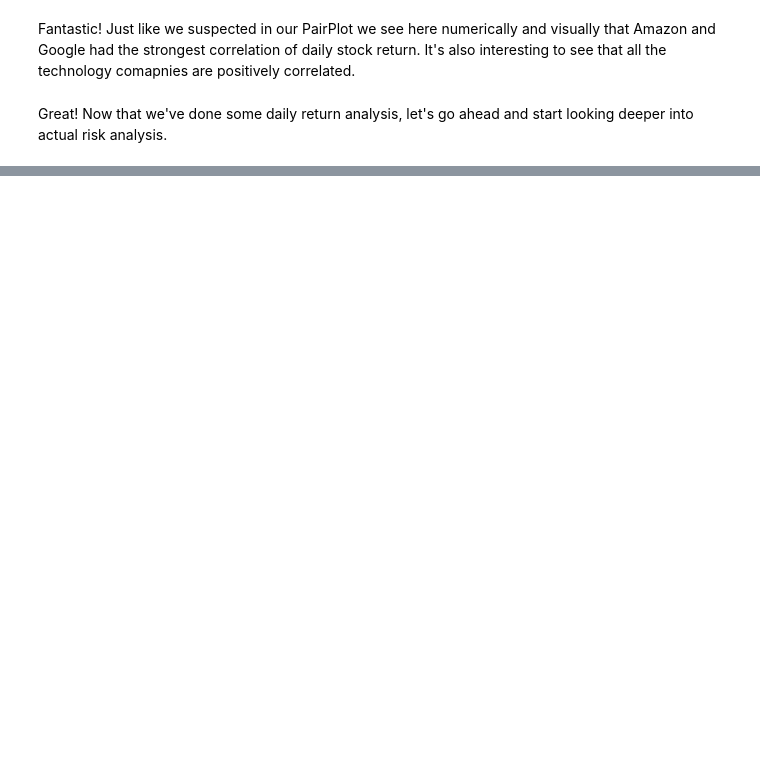
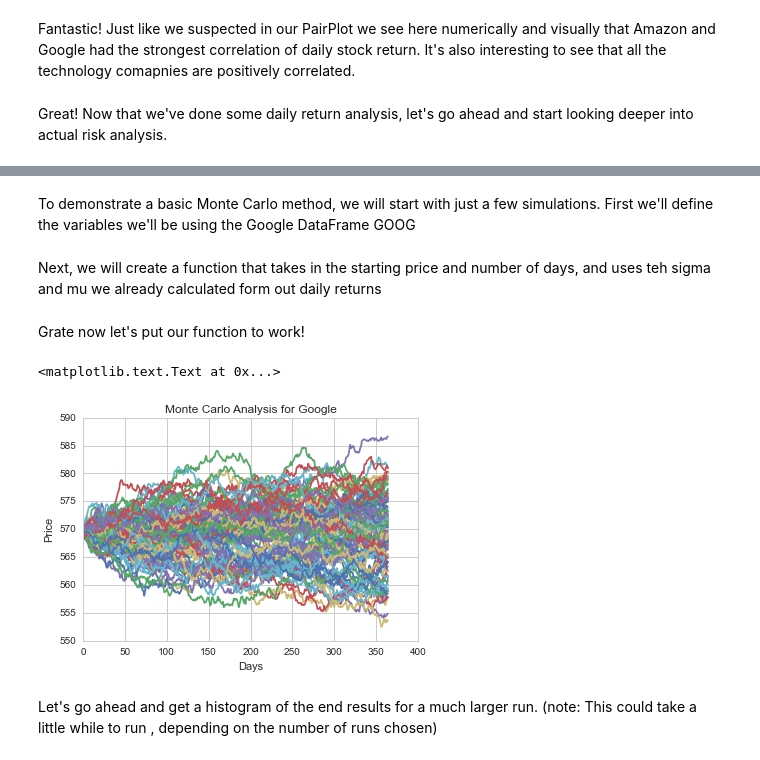
Before and after one commit to jmportilla/Udemy-notes, a Jupyter notebook: Data Project - Stock Market Analysis.ipynb, the cells around one changed output, grey strips where cells are left out. Cells and saved outputs as stored; diff of their text form; code cells hidden in the pictures; blank space fills up the shorter version.

```diff
--- a/Data Project - Stock Market Analysis.ipynb
+++ b/Data Project - Stock Market Analysis.ipynb
@@ -257,0 +330,54 @@ for label, x, y in zip(rets.columns, rets.mean(), rets.std()):
+# %% [markdown]
+To demonstrate a basic Monte Carlo method, we will start with just a few simulations. First we'll define the variables we'll be using the Google DataFrame GOOG
+# %%
+# Set up our time horizon
+days = 365
+
+# Now our delta
+dt = 1/days
+
+# Now let's grab our mu (drift) from the expected return data we got for AAPL
+mu = rets.mean()['GOOG']
+
+# Now let's grab the volatility of the stock from the std() of the average return
+sigma = rets.std()['GOOG']
+# %% [markdown]
+Next, we will create a function that takes in the starting price and number of days, and uses teh sigma and mu we already calculated form out daily returns
+# %%
+def stock_monte_carlo(start_price,days,mu,sigma):
+    ''' This function takes in starting stock price, days of simulation,mu,sigma, and returns simulated price array'''
+
+    # Define a price array
+    price = np.zeros(days)
+    price[0] = start_price
+    # Schok and Drift
+    shock = np.zeros(days)
+    drift = np.zeros(days)
+
+    # Run price array for number of days
+    for x in xrange(1,days):
+
+        # Calculate Schock
+        shock[x] = np.random.normal(loc=mu * dt, scale=sigma * np.sqrt(dt))
+        # Calculate Drift
+        drift[x] = mu * dt
+        # Calculate Price
+        price[x] = price[x-1] + (price[x-1] * (drift[x] + shock[x]))
+
+    return price
+# %% [markdown]
+Grate now let's put our function to work!
+# %%
+# Get start price from GOOG.head()
+start_price = 569.85
+
+for run in xrange(100):
+    plt.plot(stock_monte_carlo(start_price,days,mu,sigma))
+plt.xlabel("Days")
+plt.ylabel("Price")
+plt.title('Monte Carlo Analysis for Google')
+# %% [output]
+<matplotlib.text.Text at 0x...>
+[figure, added]
+# %% [markdown]
+Let's go ahead and get a histogram of the end results for a much larger run. (note: This could take a little while to run , depending on the number of runs chosen)
```
Also changed, not shown: parts of 39 cells of this notebook.
